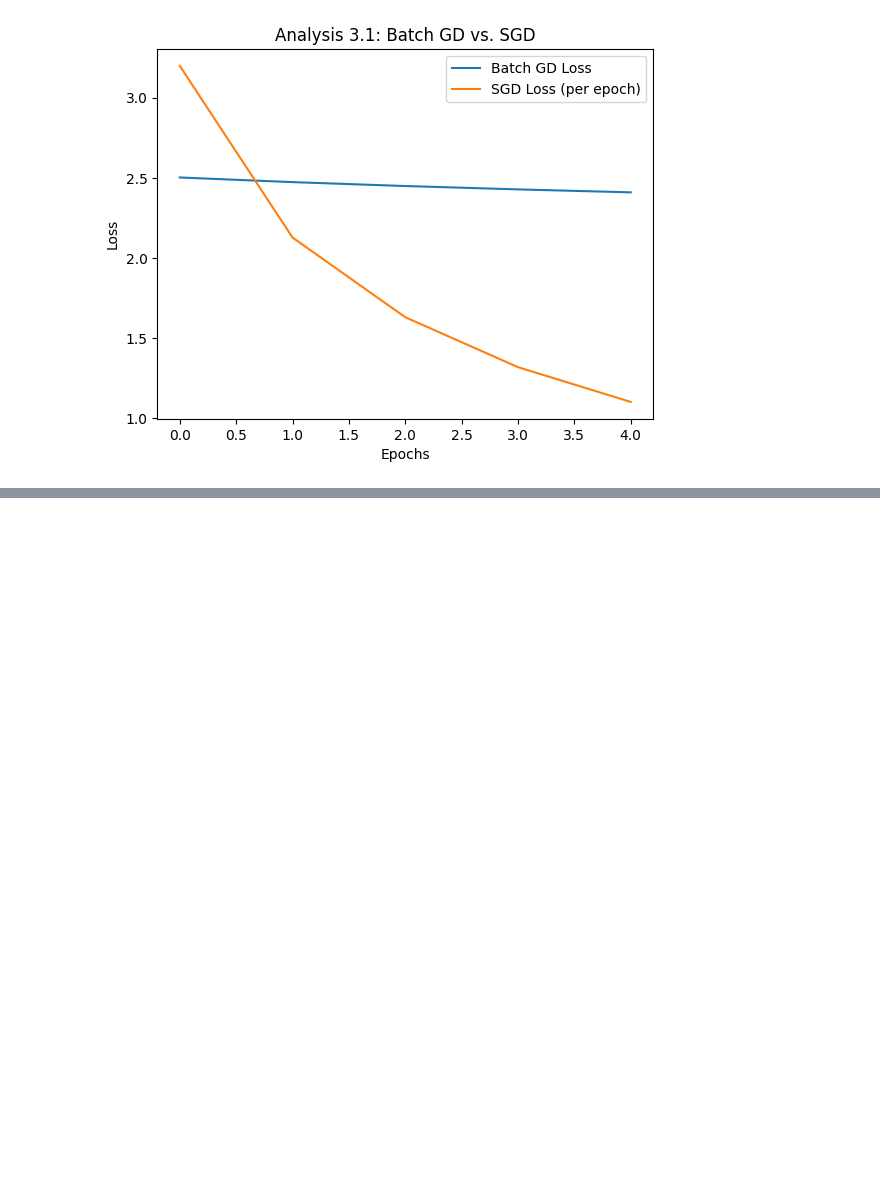
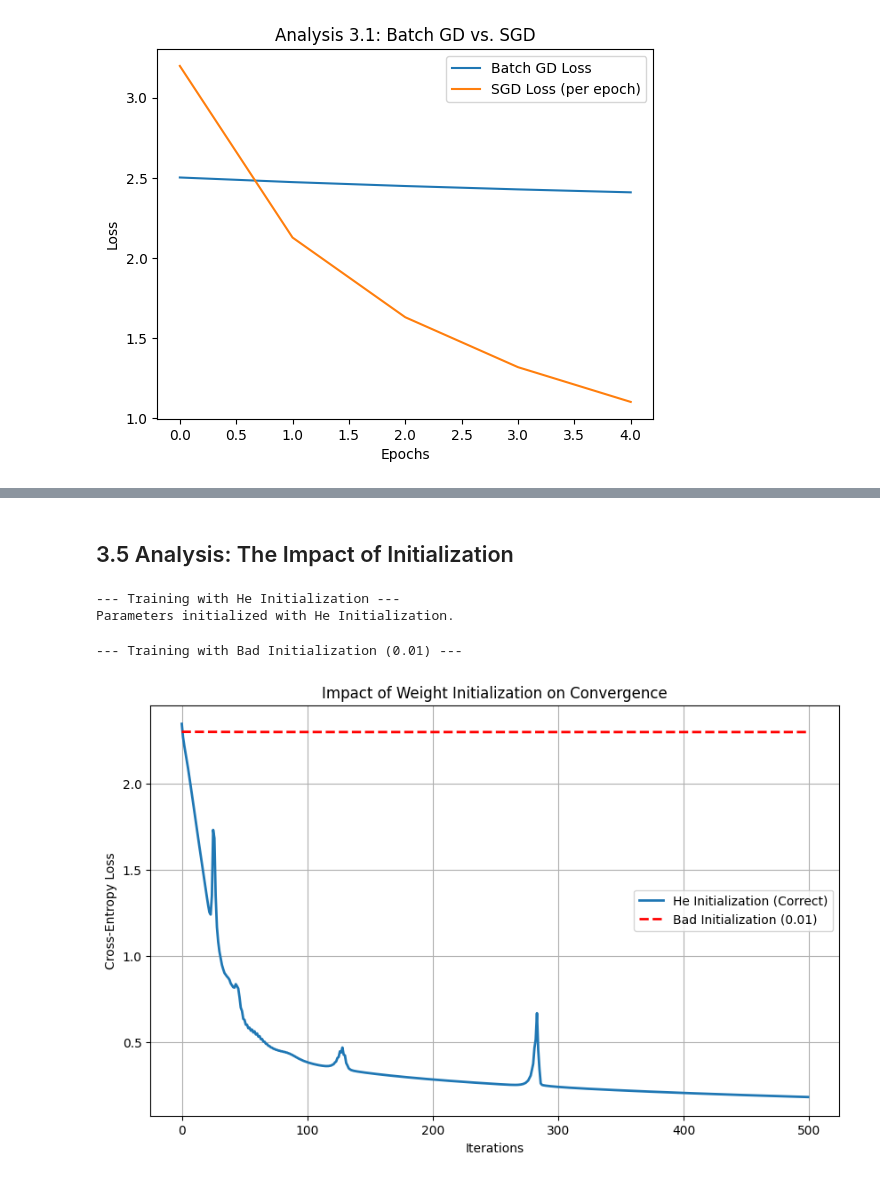
Before and after one commit to IlyaJahed2004/neural-networks-from-scratch, a Jupyter notebook: ANN_PROJECT.ipynb, the cells around one changed output, grey strips where cells are left out. Saved outputs shown, nothing was run; the diff lists cells and outputs as text; code cells hidden in the pictures; blank space fills up the shorter version.

```diff
--- a/ANN_PROJECT.ipynb
+++ b/ANN_PROJECT.ipynb
@@ -830,0 +1120,70 @@ Parameters initialized with He Initialization.
+# %% [markdown]
+## 3.5 Analysis: The Impact of Initialization
+# %%
+# 1. Define 'Bad' Initialization Function (Small Weights)
+def Initialization_Bad(I, H1, H2, H3, O):
+    '''
+    Initializes weights with very small random numbers (0.01 scale).
+    This simulates the Vanishing Gradient problem conditions.
+    '''
+    np.random.seed(42)
+    scale = 0.01  # The "Bad" scale factor
+
+    W1 = np.random.randn(H1, I) * scale
+    b1 = np.zeros((H1, 1))
+
+    W2 = np.random.randn(H2, H1) * scale
+    b2 = np.zeros((H2, 1))
+
+    W3 = np.random.randn(H3, H2) * scale
+    b3 = np.zeros((H3, 1))
+
+    W4 = np.random.randn(O, H3) * scale
+    b4 = np.zeros((O, 1))
+
+    return [W1, b1, W2, b2, W3, b3, W4, b4]
+
+# 2. Setup Dimensions
+I, O = 784, 10
+H1, H2, H3 = 64, 32, 16
+
+# 3. Experiment 1: He Initialization (Baseline)
+print("--- Training with He Initialization ---")
+params_he = Initialization(I, H1, H2, H3, O)
+# Note: Using your classification training function (training_flexible or training_clf)
+losses_he, _ = training_flexible(
+    x_train_clf, y_train_clf,
+    params_he,
+    eta=0.1,
+    num_iters=500,
+    lmbda=0.1,
+    hidden_activation='relu'
+)
+
+# 4. Experiment 2: Bad Initialization (Small Random)
+print("\n--- Training with Bad Initialization (0.01) ---")
+params_bad = Initialization_Bad(I, H1, H2, H3, O)
+losses_bad, _ = training_flexible(
+    x_train_clf, y_train_clf,
+    params_bad,
+    eta=0.1,
+    num_iters=500,
+    lmbda=0.1,
+    hidden_activation='relu'
+)
+
+# 5. Visualization
+plt.figure(figsize=(10, 6))
+plt.plot(losses_he, label='He Initialization (Correct)', linewidth=2)
+plt.plot(losses_bad, label='Bad Initialization (0.01)', linewidth=2, linestyle='--', color='red')
+plt.xlabel('Iterations')
+plt.ylabel('Cross-Entropy Loss')
+plt.title('Impact of Weight Initialization on Convergence')
+plt.legend()
+plt.grid(True)
+plt.show()
+# %% [output]
+--- Training with He Initialization ---
+Parameters initialized with He Initialization.
+--- Training with Bad Initialization (0.01) ---
+[figure, added]
```
Also changed, not shown: parts of 10 cells of this notebook, 1 other file.
